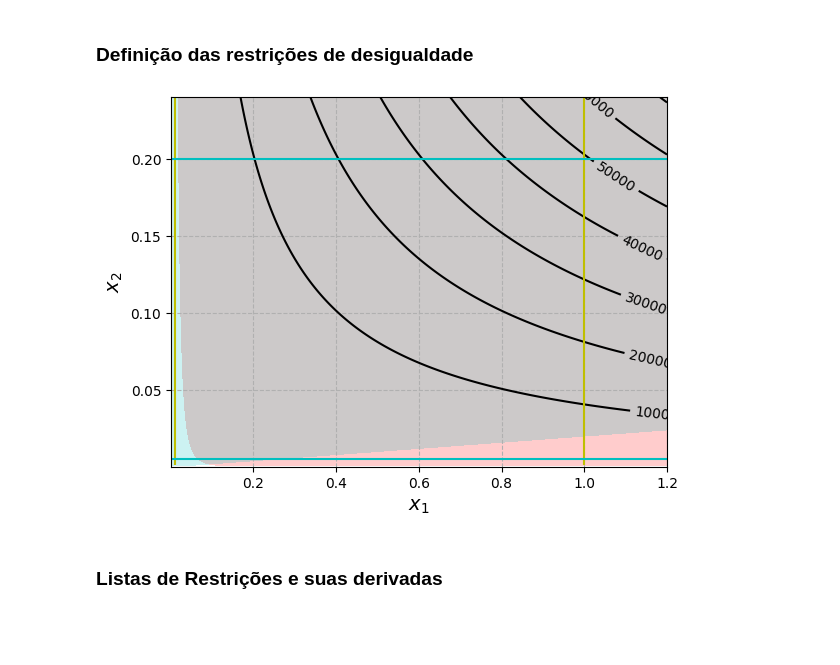
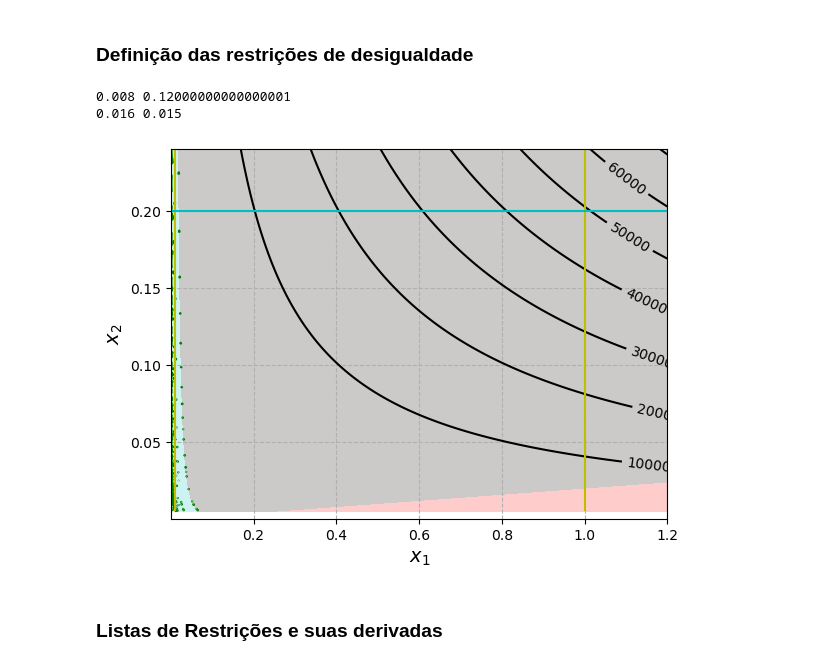
Before and after one commit to gustgs/OtimizacaoMEC2403, a Jupyter notebook: Trabalho2/trabalho2_Prob04_penalidade.ipynb, the cells around one changed output. Drawn from its saved outputs; the diff is of its cells as text; code cells hidden in the pictures; blank space fills up the shorter version.

```diff
--- a/Trabalho2/trabalho2_Prob04_penalidade.ipynb
+++ b/Trabalho2/trabalho2_Prob04_penalidade.ipynb
@@ -10,7 +10,9 @@ import numdifftools as nd
 ### Definição do Ponto Inicial
 # %%
 #exterior
-x = np.array([0.6, 0.3])
+x = np.array([0.016, 0.015])
 
 #interior
 #x = np.array([4., 25.])
+
+print(x)
@@ -296,9 +300,20 @@ def grad_cl8(x):
 def hess_cl8(x):
     hess = np.zeros((2,2), dtype=float)
     return hess
+# %%
+for x_k in np.arange(0.001,1,0.001):
+    for y_k in np.arange(0.005, 0.2, 0.001):
+        if cl1(np.array([x_k,y_k])) > 0:
+            if cl2(np.array([x_k,y_k])) > 0:
+                if cl3(np.array([x_k,y_k])) > 0:
+                    print(x_k,y_k)
+                    break
+# %% [output]
+0.008 0.12000000000000001
+0.016 0.015
 # %%
 x1 = np.linspace(0.001,1.2, 1000)
-x2 = np.linspace(0.001,0.24, 1000)
+x2 = np.linspace(0.005,0.24, 1000)
 X1, X2 = np.meshgrid(x1, x2)
 #levellist = [5,15,25,35,45,55,65]
 
@@ -312,36 +327,36 @@ ax.clabel(niveis, inline=1, fontsize=10)
 X3 = cl1([X1,X2])
 plt.contourf(X1, X2, X3, [-1E+11,0], colors='r', alpha=0.2)
 
-# X3 = cl2([X1,X2])
-# ax.contour(X1, X2, X3, [0], colors='g')
+X3 = cl2([X1,X2])
+ax.contour(X1, X2, X3, [0], colors='g')
 
 # X3 = cl3([X1,X2])
 # plt.contour(X1, X2, X3, [0], colors='c')
 
 X3 = cl4([X1,X2])
 plt.contourf(X1, X2, X3, [-100, 0], colors='c', alpha=0.2)
 
 X3 = cl5([X1,X2])
 plt.contour(X1, X2, X3, [0], colors='y')
 
 X3 = cl6([X1,X2])
 plt.contour(X1, X2, X3, [0], colors='y')
 
 X3 = cl7([X1,X2])
 plt.contour(X1, X2, X3, [0], colors='c')
 
 X3 = cl8([X1,X2])
 plt.contour(X1, X2, X3, [0], colors='c')
 
 
 ax.set_xlabel('$x_1$', fontsize='14')
 ax.set_ylabel('$x_2$', fontsize='14')
 ax.set_ylim(0.0001, 0.24)
 ax.grid(linestyle='--')
 
 plt.show()
 # %% [output]
-[figure, old version]
+[figure, new version]
 # %% [markdown]
 ### Listas de Restrições e suas derivadas
 # %%
```
Also changed, not shown: parts of 9 cells of this notebook, 10 other files.
